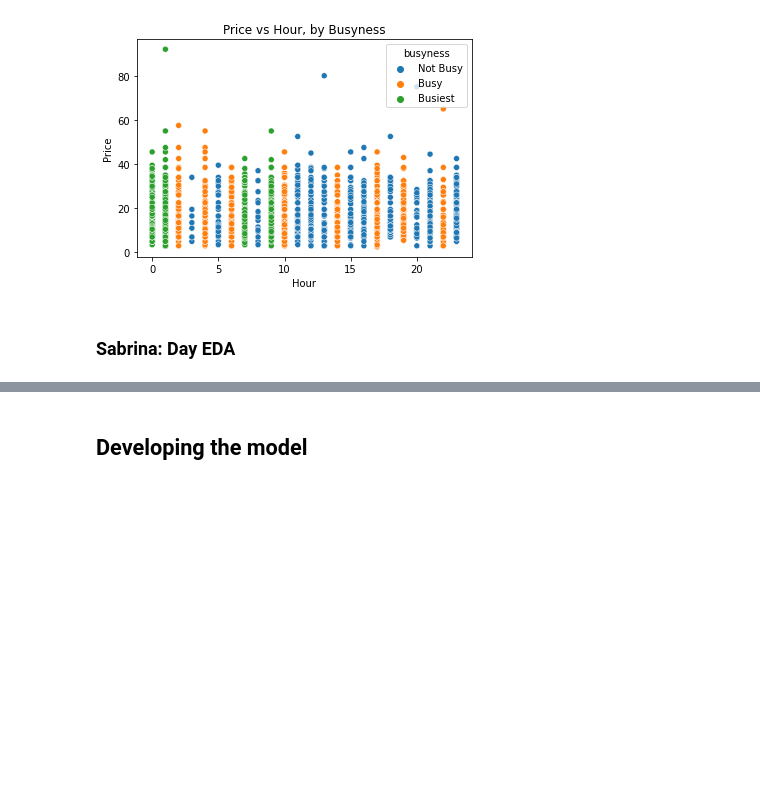
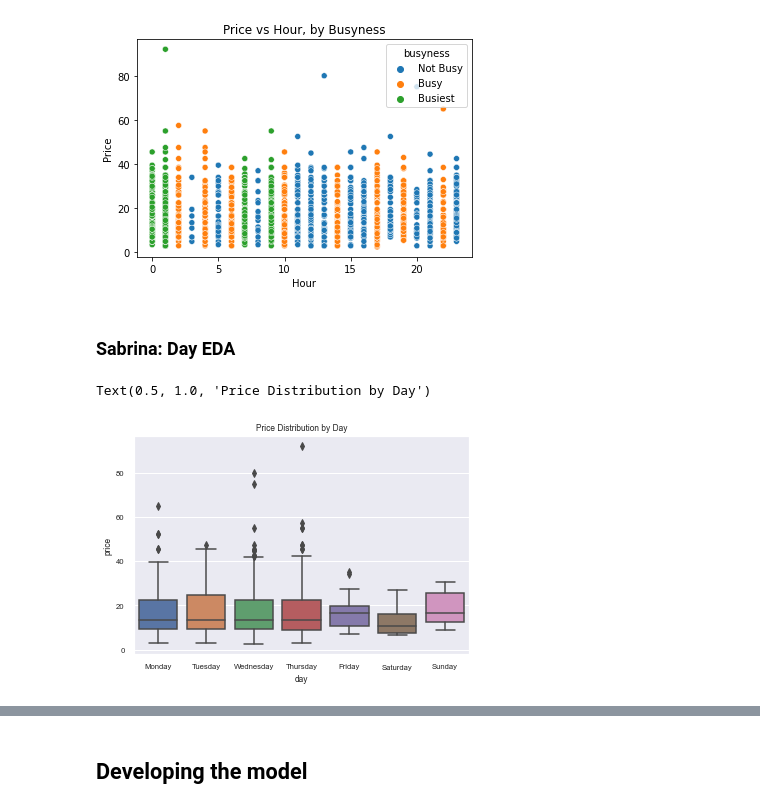
Before and after one commit to cndywu/TheYelpers, a Jupyter notebook: Project Code Template.ipynb, the cells around one changed output, grey strips where cells are left out. Drawn from its saved outputs; the diff is of its cells as text; code cells hidden in the pictures; blank space fills up the shorter version.

```diff
--- a/Project Code Template.ipynb
+++ b/Project Code Template.ipynb
@@ -312,3 +312,12 @@ Text(0, 0.5, 'Price')
 [figure]
 # %% [markdown]
 ### Sabrina: Day EDA
+# %%
+#Visualizing to see if price depends on day
+order = ['Monday', 'Tuesday', 'Wednesday', 'Thursday', 'Friday', 'Saturday','Sunday']
+sns.boxplot(x='day',y='price', data=train, order=order )
+plt.title('Price Distribution by Day')
+#Price seems to vary by day, Friday and Sunday seem most expensive
+# %% [output]
+Text(0.5, 1.0, 'Price Distribution by Day')
+[figure, added]
```
Also changed, not shown: parts of 2 cells of this notebook, 1 other file.
